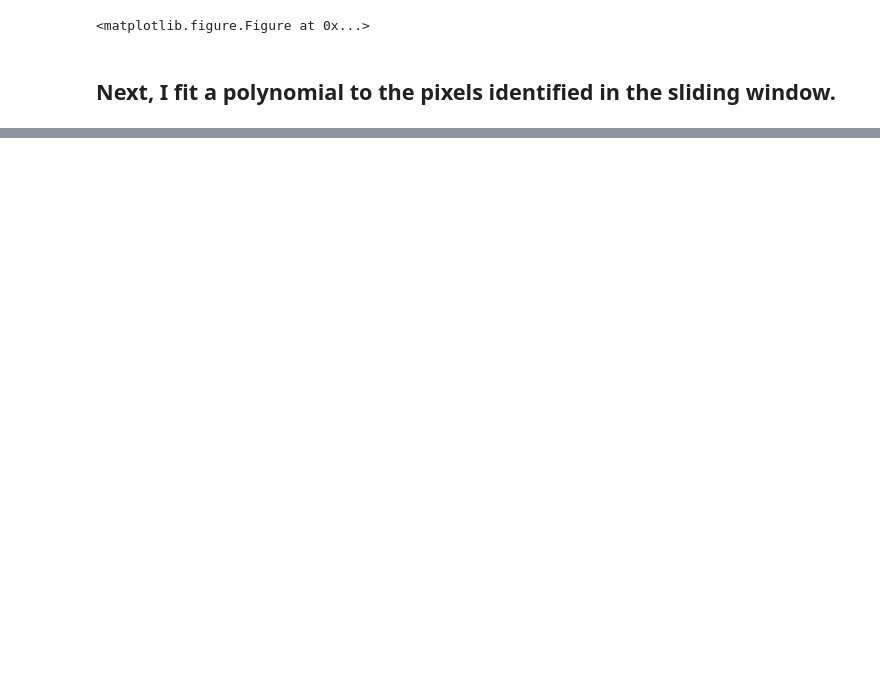
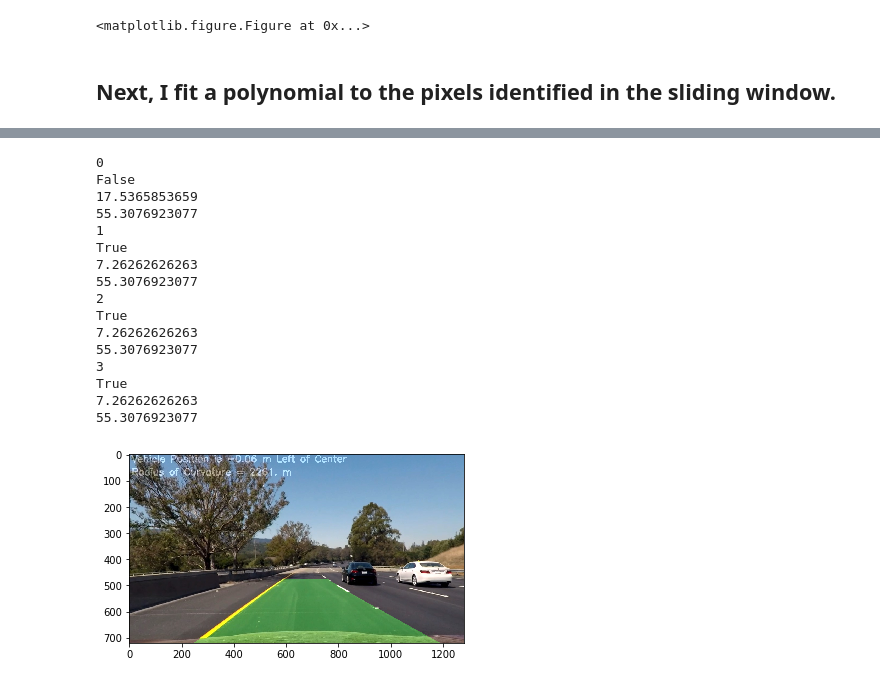
Before and after one commit to albertzheng07/Advanced_Lane_Finding, a Jupyter notebook: examples/project.ipynb, the cells around one changed output, grey strips where cells are left out. Drawn from its saved outputs; the diff is of its cells as text; code cells hidden in the pictures; blank space fills up the shorter version.

```diff
--- a/examples/project.ipynb
+++ b/examples/project.ipynb
@@ -434,7 +443,7 @@ def calcRadiusCurv(left, left_fit, right_fit):
 
     return left_curverad, right_curverad
 # %%
-def drawPolygon(warp_image, image, undist, dst, src, leftx, rightx, left_curverad, right_curverad):
+def drawPolygon(warp_image, image, undist, dst, src, leftx, rightx, left, right, left_curverad, right_curverad):
     # Draw on Polygon back onto original image
 
     # Create an image to draw the lines on
@@ -442,8 +451,8 @@ def drawPolygon(warp_image, image, undist, dst, src, leftx, rightx, left_curvera
     color_warp = np.dstack((warp_zero, warp_zero, warp_zero))
 
     # Recast the x and y points into usable format for cv2.fillPoly()
-    pts_left = np.array([np.transpose(np.vstack([left_fitx, left[:,0]]))])
-    pts_right = np.array([np.flipud(np.transpose(np.vstack([right_fitx, right[:,0]])))])
+    pts_left = np.array([np.transpose(np.vstack([leftx, left[:,0]]))])
+    pts_right = np.array([np.flipud(np.transpose(np.vstack([rightx, right[:,0]])))])
     pts = np.hstack((pts_left, pts_right))
 
     # Draw the lane onto the warped blank image
@@ -498,9 +507,27 @@ class Line():
         self.ally = None
         # number of iterations
         self.n_iterations = 0
+        self.current_fitx = None
+        self.basepts = None
+        self.slope_ours = 0
+
+    def compareLines(self,x,y):
+        slope_theirs = np.abs((y[0]-y[-1])/(x[0]-x[-1]))
+        self.slope_ours = np.abs((self.ally[0]-self.ally[-1])/(self.allx[0]-self.allx[-1]))
+        diff = np.abs(self.slope_ours-slope_theirs)
+        if (diff > 50):
+            self.detected = False
+        else:
+            self.detected = True
+
+    def setbasepts(self,basepts):
+        self.basepts = basepts
 
     def setdiffs(self,new_coeff):
         self.diffs = newcoeff-self.current_fit
+
+    def setcurrentfitx(self,current_fitx):
+        self.current_fitx = current_fitx
 
     def setcurrentfit(self,current_fit):
         self.current_fit = current_fit
@@ -604,3 +641,34 @@ plt.savefig('Output_Result.jpg')
+# %%
+leftLine = Line()
+rightLine = Line()
+image_list = []
+image_list.append(mpimg.imread('../test_images/test3.jpg'))
+image_list.append(mpimg.imread('../test_images/test4.jpg'))
+image_list.append(mpimg.imread('../test_images/test5.jpg'))
+image_list.append(mpimg.imread('../test_images/test6.jpg'))
+
+for num, img in enumerate(image_list):
+    print(num)
+    result = process_img(img)
+    plt.imshow(result)
+# %% [output]
+0
+False
+17.5365853659
+55.3076923077
+1
+True
+7.26262626263
+55.3076923077
+2
+True
+7.26262626263
+55.3076923077
+3
+True
+7.26262626263
+55.3076923077
+[figure, added]
 # %%
 def process_img(image):
     image = pipeline(image) # add full pipeline to image
```
Also changed, not shown: parts of 8 cells of this notebook, 5 other files.
